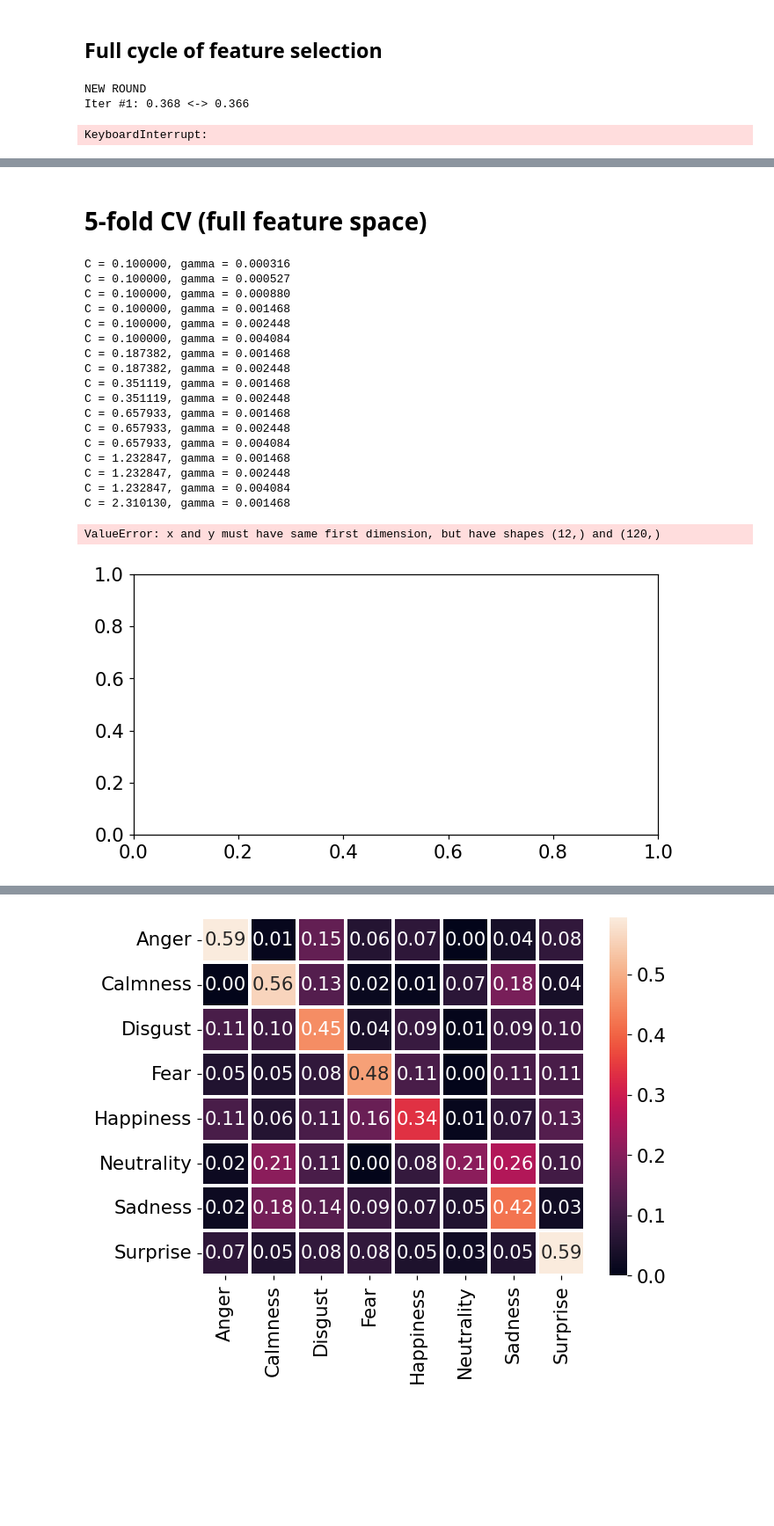
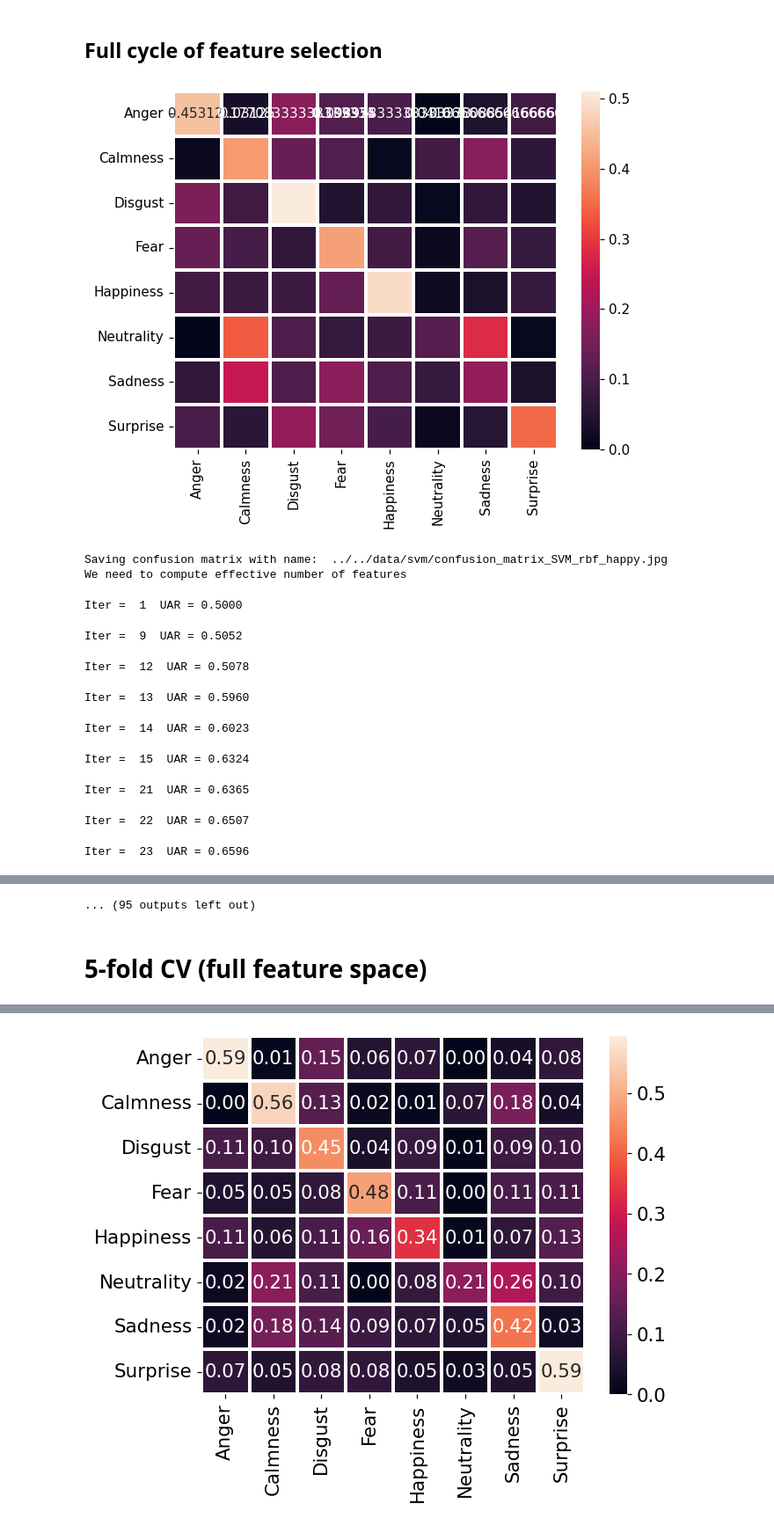
Before and after one commit to vortex2894/speech-emotion-recognition-system, a Jupyter notebook: notebooks/svm/ser-svm-rbf-delta-delta-mfcc-lasso-ranking.ipynb, the cells around one changed output, grey strips where cells are left out. Shown at 88% size. Drawn from its saved outputs; the diff is of its cells as text; code cells hidden in the pictures; blank space fills up the shorter version.

```diff
--- a/notebooks/svm/ser-svm-rbf-delta-delta-mfcc-lasso-ranking.ipynb
+++ b/notebooks/svm/ser-svm-rbf-delta-delta-mfcc-lasso-ranking.ipynb
@@ -148,33 +148,43 @@ for emotion_label in emotions:
                 print('Iter = ', k, f' UAR = {auc:.4f}' )
 
         fig,ax=plt.subplots(figsize=(7,4),dpi=100)
         plt.rcParams.update({'font.size': 14})
         plt.plot(auc_svm,marker='o', linestyle='dashed')
         plt.text(ind_best, auc_best+0.01, f'{auc_best:.3f}')
         plt.xlabel('Number of features')
         plt.ylabel('Accuracy')
         plt.title('SVM classifier')
         plt.ylim([0.45, 1.00])
         plt.show()
 
         print(f'auc_best = {auc_best:.8f}')
         print('best auc (SVM) = ', np.max(auc_svm), 'Number of features = ', np.argmax(auc_svm))
 
         np.save(f'../../data/svm/feature_SVM_rbf_uar_total_{emotion_label}.npy', auc_svm)    # .npy extension is added if not given
         auc_svm = np.load(f'../../data/svm/feature_SVM_rbf_uar_total_{emotion_label}.npy')
 
     try:
         feature_ind = np.load(f'../../data/svm/feature_SVM_rbf_idx_{emotion_label}.npy')
     except:
         # Backward step selection
         ind_best = np.argmax(auc_svm)
         [acc_final, feature_ind, y_pred, y_true] = back_step_selection_svm_rbf(X, pd.DataFrame(y_reg), Rank[:ind_best+1], ID)
         np.save(f'../../data/svm/feature_SVM_rbf_idx_{emotion_label}.npy', feature_ind)    # .npy extension is added if not given
         feature_ind = np.load(f'../../data/svm/feature_SVM_rbf_idx_{emotion_label}.npy')
 
     # Results of 5-fold CV (selected feature space)
+    acc_mu_curr,_,_,y_pred,y_true = SVM_RBF_eval(X,y,feature_ind, ID)
     plotting_utils.plot_confusion_matrix_eng(y_true, y_pred,image_path=f'../../data/svm/confusion_matrix_SVM_rbf_{emotion_label}.jpg')
 # %% [output]
+[figure, added]
-NEW ROUND
-Iter #1: 0.368 <-> 0.366
+Saving confusion matrix with name:  ../../data/svm/confusion_matrix_SVM_rbf_happy.jpg
+We need to compute effective number of features
-KeyboardInterrupt:
+Iter =  1  UAR = 0.5000
+Iter =  9  UAR = 0.5052
+Iter =  12  UAR = 0.5078
+Iter =  13  UAR = 0.5960
+Iter =  14  UAR = 0.6023
+Iter =  15  UAR = 0.6324
+Iter =  21  UAR = 0.6365
+Iter =  22  UAR = 0.6507
+Iter =  23  UAR = 0.6596
@@ -181,54 +192,7 @@ KeyboardInterrupt:
+... (95 outputs left out)
 # %% [markdown]
 # 5-fold CV (full feature space)
 # %%
 group_members= data_loader.get_k_fold_group_member()
 X_new = pd.DataFrame(X_norm)
 X_k_folds, y_k_folds = data_loader.get_custom_k_folds(X_new, y, ID, group_members)
-# %%
-C = np.logspace(-1, 2, 12, endpoint=True)
-gamma = np.logspace(-3.5, -1.5, 10, endpoint=True)
-
-UAR_list = []
-UAR_best = 0
-for val_C in C:
-    for val_gamma in gamma:
-        model = SVC(kernel = 'rbf', C=val_C, gamma=val_gamma, random_state = 42)
-        UAR,y_pr,y_tr,y_te = model_training.estimate_model(model, X_k_folds, y_k_folds)
-        if UAR_best < UAR:
-            UAR_best,y_pred,y_true,y_test = UAR,y_pr,y_tr,y_te
-            C_best = val_C
-            gamma_best = val_gamma
-            print(f'UAR = {UAR_best:.3f}, C = {val_C:.6f}, gamma = {val_gamma:.6f}')
-        UAR_list.append(UAR)
-
-# fig,ax=plt.subplots(figsize=(7,3.5), dpi=110) #
-# plt.rcParams.update({'font.size': 14})
-# plt.plot(C,UAR_list, marker='o', linestyle='dashed',)
-# # plt.semilogx(C,UAR_list, marker='o', linestyle='dashed',)
-# # plt.ylim([0.37, 0.48])
-# # plt.xlabel('$\log_{10}(C)$')
-# plt.xlabel('$C$')
-# plt.ylabel('UAR')
-# plt.text(C_best-0.010, UAR_best+0.005, f'{UAR_best:.3f}')
-# plt.title('SVM with RBF kernel')
-print(f'UAR_best = {UAR_best:.3f}, C_best = {C_best:.3f}')
-# %% [output]
-C = 0.100000, gamma = 0.000316
-C = 0.100000, gamma = 0.000527
-C = 0.100000, gamma = 0.000880
-C = 0.100000, gamma = 0.001468
-C = 0.100000, gamma = 0.002448
-C = 0.100000, gamma = 0.004084
-C = 0.187382, gamma = 0.001468
-C = 0.187382, gamma = 0.002448
-C = 0.351119, gamma = 0.001468
-C = 0.351119, gamma = 0.002448
-C = 0.657933, gamma = 0.001468
-C = 0.657933, gamma = 0.002448
-C = 0.657933, gamma = 0.004084
-C = 1.232847, gamma = 0.001468
-C = 1.232847, gamma = 0.002448
-C = 1.232847, gamma = 0.004084
-C = 2.310130, gamma = 0.001468
-ValueError: x and y must have same first dimension, but have shapes (12,) and (120,)
-[figure, removed]
```
Also changed, not shown: parts of 7 cells of this notebook, 26 other files.
